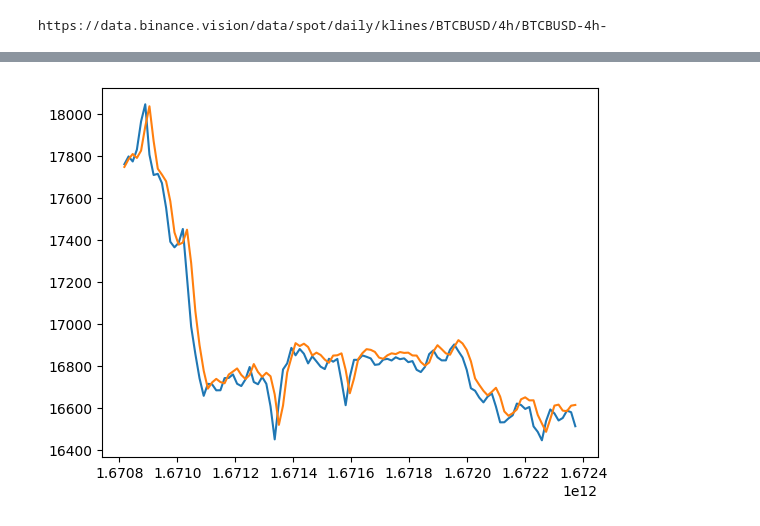
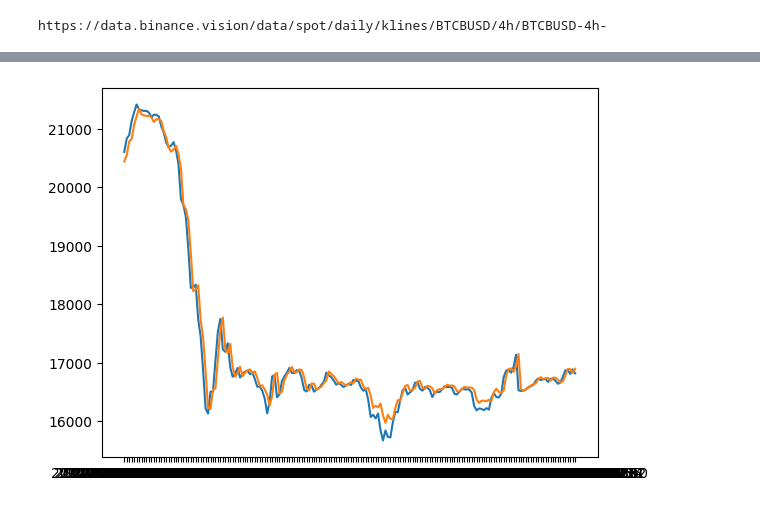
Before and after one commit to jrggerz/bitcoin_series_prediction, a Jupyter notebook: bitcoin_pred.ipynb, the cells around one changed output, grey strips where cells are left out. Cells and saved outputs as stored; diff of their text form; code cells hidden in the pictures.

```diff
--- a/bitcoin_pred.ipynb
+++ b/bitcoin_pred.ipynb
@@ -132,7 +209,7 @@ nint_perc = int(len(x_series_def)*.90)
 nintfive_perc = int(len(x_series_def)*.95)
 hun_perc = int(len(x_series_def)*1.0)
 x_train, y_train = x_series_def[:nint_perc], y_series_def[:nint_perc]
-x_valid, y_valid = x_series_def[nint_perc:nintfive_perc], y_series_def[nint_perc:nintfive_perc]
+x_valid, y_valid = x_series_def[nint_perc:hun_perc], y_series_def[nint_perc:hun_perc]
 x_test, y_test = x_series_def[nintfive_perc:hun_perc], y_series_def[nintfive_perc:hun_perc]
 x_plt_train = x[:nint_perc]
 x_plt_valid = x[nint_perc:nintfive_perc]
@@ -164,5 +241,5 @@ _________________________________________________________________
 # %%
 cp = tf.keras.callbacks.ModelCheckpoint('mamfmodel/', save_best_only=True)
 mamfmodel.compile(loss='mean_squared_error', optimizer='adam',metrics= tf.keras.metrics.RootMeanSquaredError())
-mamfmodel.fit(x_train, y_train, validation_data=(x_valid, y_valid), epochs=100, callbacks=[cp])
+mamfmodel.fit(x_train, y_train, validation_data=(x_valid, y_valid), epochs=150, callbacks=[cp])
 # %% [output]
@@ -190,7 +265,7 @@ test_predict = scaler.inverse_transform(y_test)
 
 #print(y_pred)
 #print(x_plt_test)
-plt.plot(x_plt_test,test_predict)
-plt.plot(x_plt_test,y_predict)
+plt.plot(cast_time_data(x_plt_test),test_predict)
+plt.plot(cast_time_data(x_plt_test),y_predict)
 plt.show()
 # %% [output]
@@ -198,4 +273,4 @@ plt.show()
-[figure, old version]
+[figure, new version]
 # %%
 y_pred = mamfmodel.predict(x_series_def)
 y_predict = scaler.inverse_transform(y_pred)
```
Also changed, not shown: parts of 11 cells of this notebook, 5 other files.
